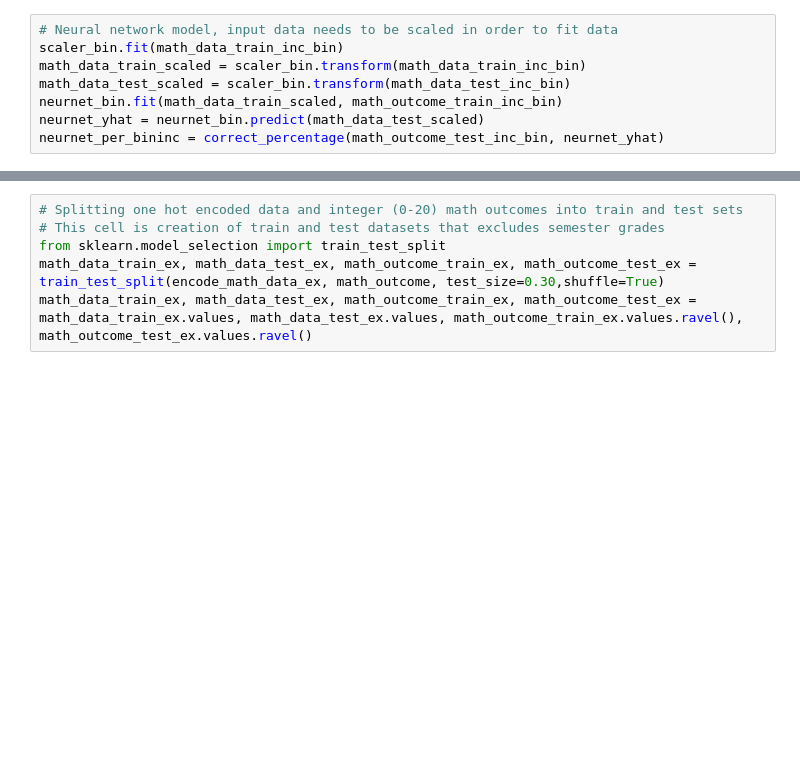
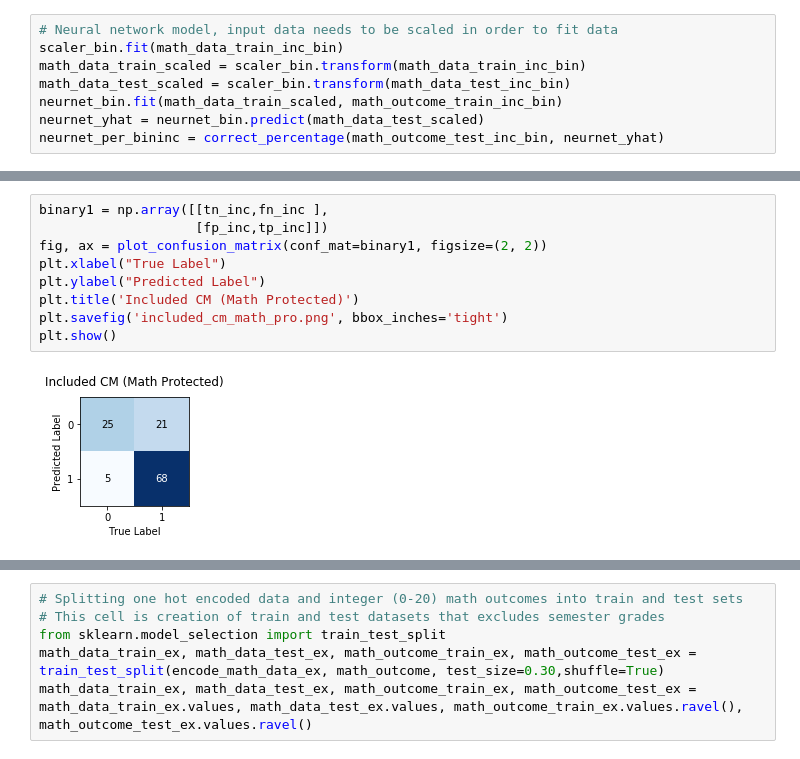
Before and after one commit to woohyukchang/cse146proj, a Jupyter notebook: math_protected.ipynb, the cells around one changed output, grey strips where cells are left out. Saved outputs shown, nothing was run; the diff lists cells and outputs as text; blank space fills up the shorter version.

```diff
--- a/math_protected.ipynb
+++ b/math_protected.ipynb
@@ -223,3 +236,14 @@ matrix_inc
+# %%
+binary1 = np.array([[tn_inc,fn_inc ],
+                    [fp_inc,tp_inc]])
+fig, ax = plot_confusion_matrix(conf_mat=binary1, figsize=(2, 2))
+plt.xlabel("True Label")
+plt.ylabel("Predicted Label")
+plt.title('Included CM (Math Protected)')
+plt.savefig('included_cm_math_pro.png', bbox_inches='tight')
+plt.show()
+# %% [output]
+[figure, added]
 # %%
 # Precision and recall of decision tree data when inccluding semester grades
 precision_inc = tp_inc / (tp_inc + fp_inc)
```
Also changed, not shown: parts of 14 cells of this notebook, 3 other files.
